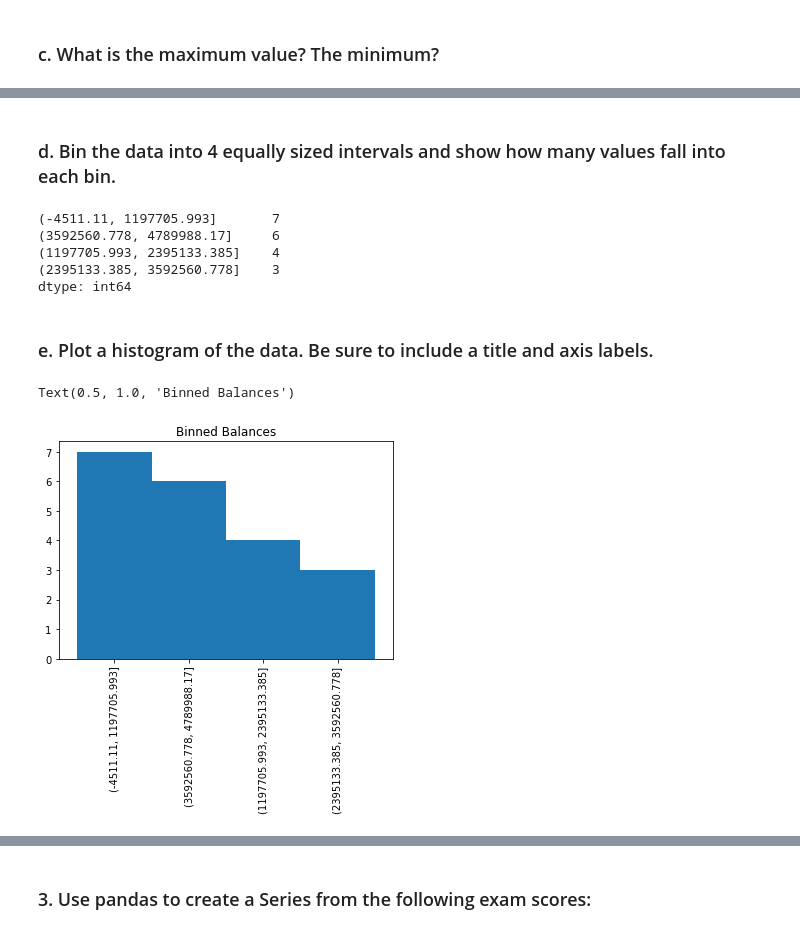
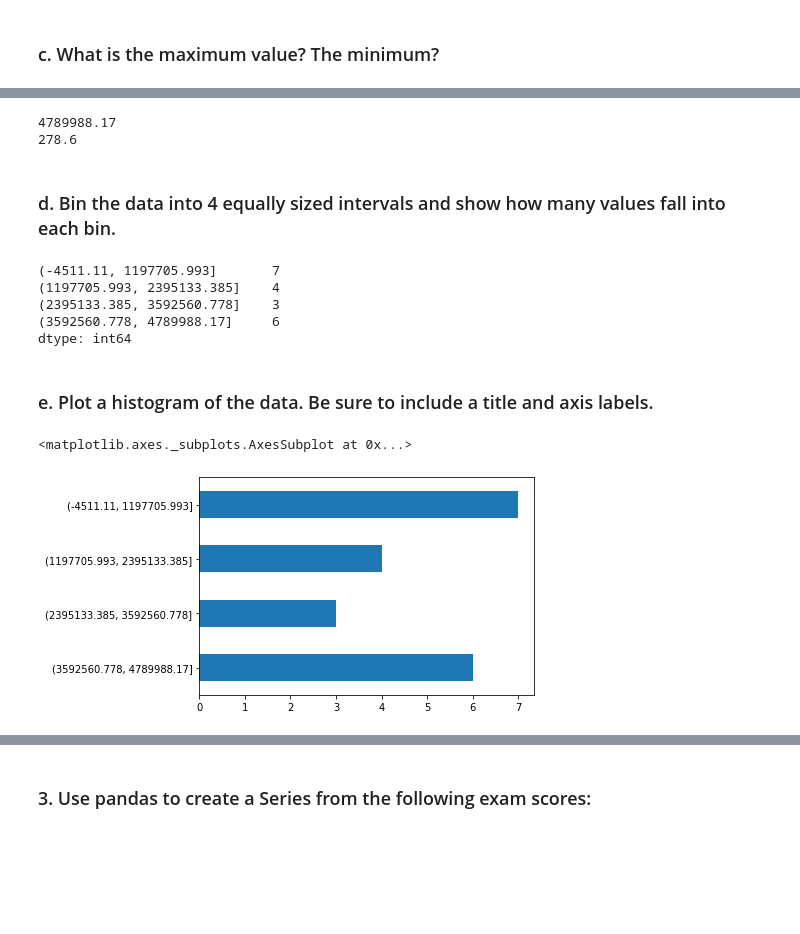
Before and after one commit to Matthew-Mays/numpy-pandas-visualization-exercises, a Jupyter notebook: pandas_series.ipynb, the cells around one changed output, grey strips where cells are left out. Saved outputs shown, nothing was run; the diff lists cells and outputs as text; code cells hidden in the pictures; blank space fills up the shorter version.

```diff
--- a/pandas_series.ipynb
+++ b/pandas_series.ipynb
@@ -205,18 +226,26 @@ print(balances.min())
+# %%
+#print out the maximum value in balances
+print(balances.max())
+#print out the minimum value in balances
+print(balances.min())
+# %% [output]
+4789988.17
+278.6
 # %% [markdown]
 ### d. Bin the data into 4 equally sized intervals and show how many values fall into each bin.
-# %%
-pd.cut(balances, 4).value_counts()
-# %% [output]
-(-4511.11, 1197705.993]       7
-(3592560.778, 4789988.17]     6
-(1197705.993, 2395133.385]    4
-(2395133.385, 3592560.778]    3
-dtype: int64
+# %%
+#cut balances into four equal bins and return the count of how many are in each bin
+pd.cut(balances, 4).value_counts().sort_index()
+# %% [output]
+(-4511.11, 1197705.993]       7
+(1197705.993, 2395133.385]    4
+(2395133.385, 3592560.778]    3
+(3592560.778, 4789988.17]     6
+dtype: int64
 # %% [markdown]
 ### e. Plot a histogram of the data. Be sure to include a title and axis labels.
 # %%
-pd.cut(balances, 4).value_counts().plot.bar(width=1)
-plt.title("Binned Balances")
+pd.cut(balances, 4).value_counts().sort_index(ascending=False).plot(kind='barh')
 # %% [output]
-Text(0.5, 1.0, 'Binned Balances')
+<matplotlib.axes._subplots.AxesSubplot at 0x...>
-[figure, old version]
+[figure, new version]
```
Also changed, not shown: parts of 96 cells of this notebook.
